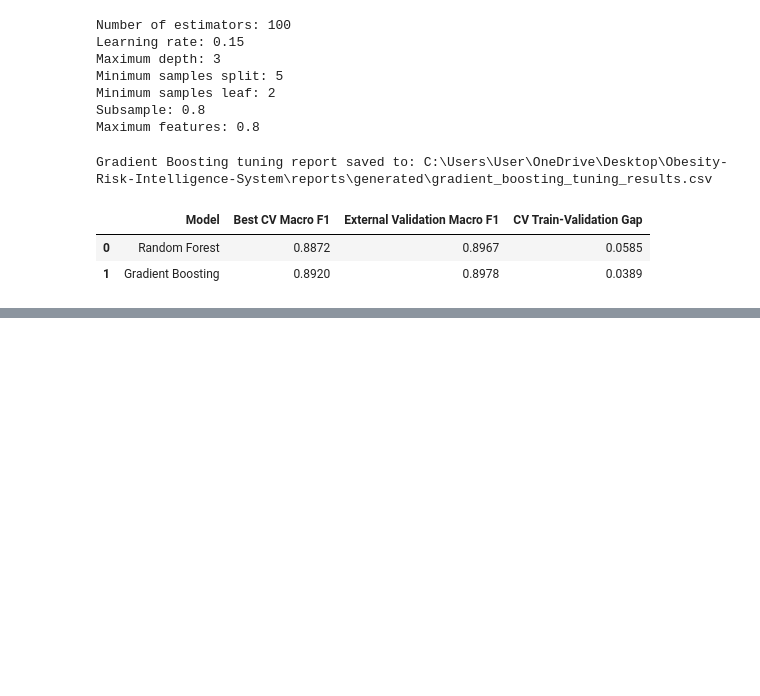
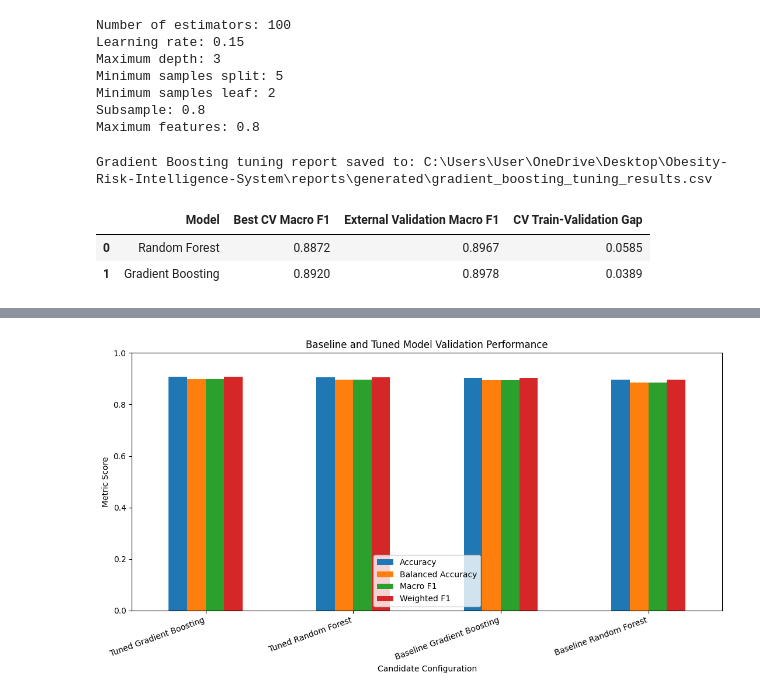
Before and after one commit to SMCodeX7/Obesity-Risk-Intelligence-System, a Jupyter notebook: notebooks/05_model_tuning.ipynb, the cells around one changed output, grey strips where cells are left out. Cells and saved outputs as stored; diff of their text form; code cells hidden in the pictures; blank space fills up the shorter version.

Commit message:
Compare tuned model configurations

```diff
--- a/notebooks/05_model_tuning.ipynb
+++ b/notebooks/05_model_tuning.ipynb
@@ -2225,0 +2685,33 @@ Phase 6 Checkpoint 4 validation passed.
+# %%
+comparison_plot_df = (
+    ranked_model_comparison_df[
+        [
+            "Candidate",
+            "Accuracy",
+            "Balanced Accuracy",
+            "Macro F1",
+            "Weighted F1",
+        ]
+    ]
+    .set_index("Candidate")
+)
+
+comparison_plot_df.plot(
+    kind="bar",
+    figsize=(11, 6),
+)
+
+plt.title(
+    "Baseline and Tuned Model Validation Performance"
+)
+plt.xlabel("Candidate Configuration")
+plt.ylabel("Metric Score")
+plt.ylim(0, 1)
+plt.xticks(
+    rotation=20,
+    ha="right",
+)
+plt.tight_layout()
+plt.show()
+# %% [output]
+[figure, added]
```
Also changed, not shown: parts of 21 cells of this notebook, 2 other files.
